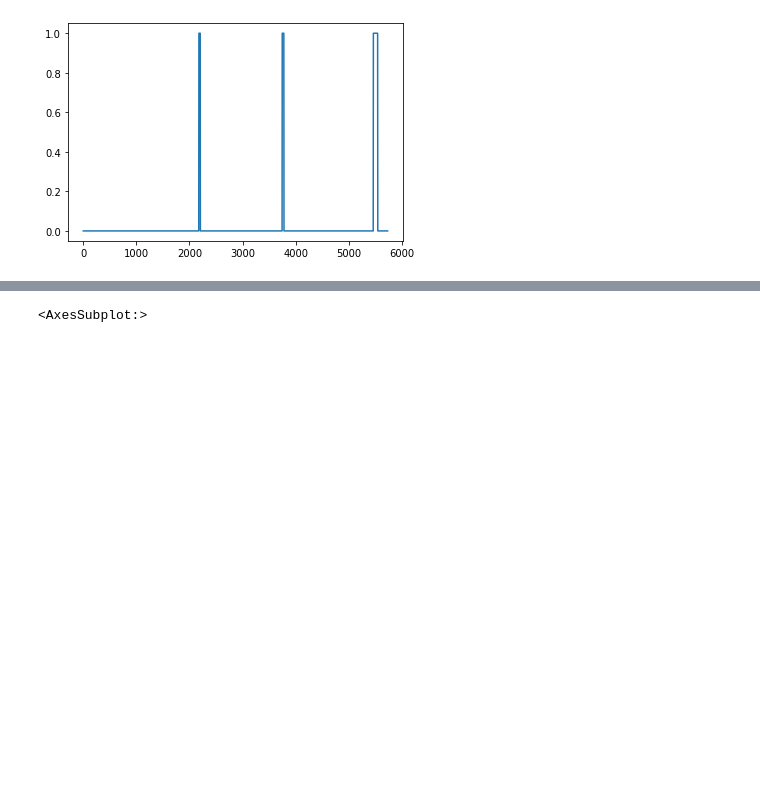
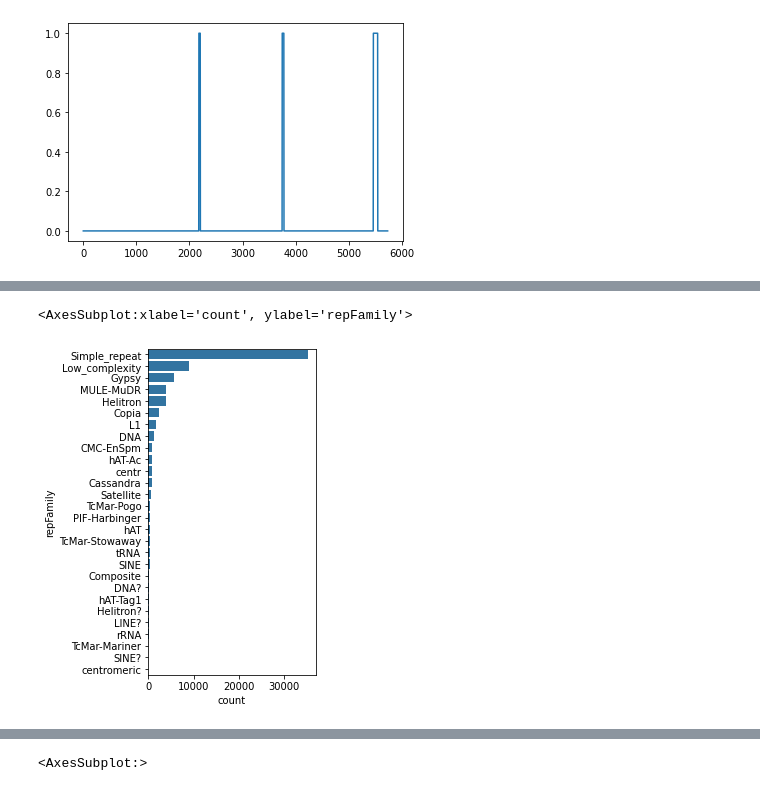
Before and after one commit to songlab-cal/gpn, a Jupyter notebook: data/mlm/genome_masking.ipynb, the cells around one changed output, grey strips where cells are left out. Saved outputs shown, nothing was run; the diff lists cells and outputs as text; code cells hidden in the pictures; blank space fills up the shorter version.

```diff
--- a/data/mlm/genome_masking.ipynb
+++ b/data/mlm/genome_masking.ipynb
@@ -324,0 +78,6 @@ repeats.sort_values("milliDiv", ascending=True).head(50)
+# %%
+plt.figure(figsize=(3, 6))
+sns.countplot(repeats, y="repFamily", color="C0", order=repeats.repFamily.value_counts().index)
+# %% [output]
+<AxesSubplot:xlabel='count', ylabel='repFamily'>
+[figure, added]
```
Also changed, not shown: parts of 76 cells of this notebook.
